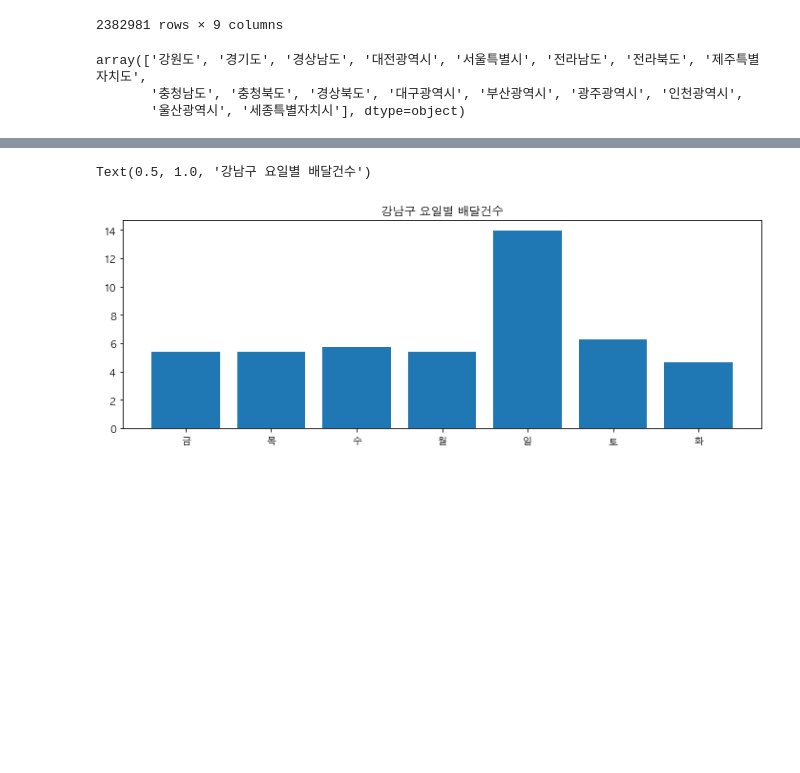
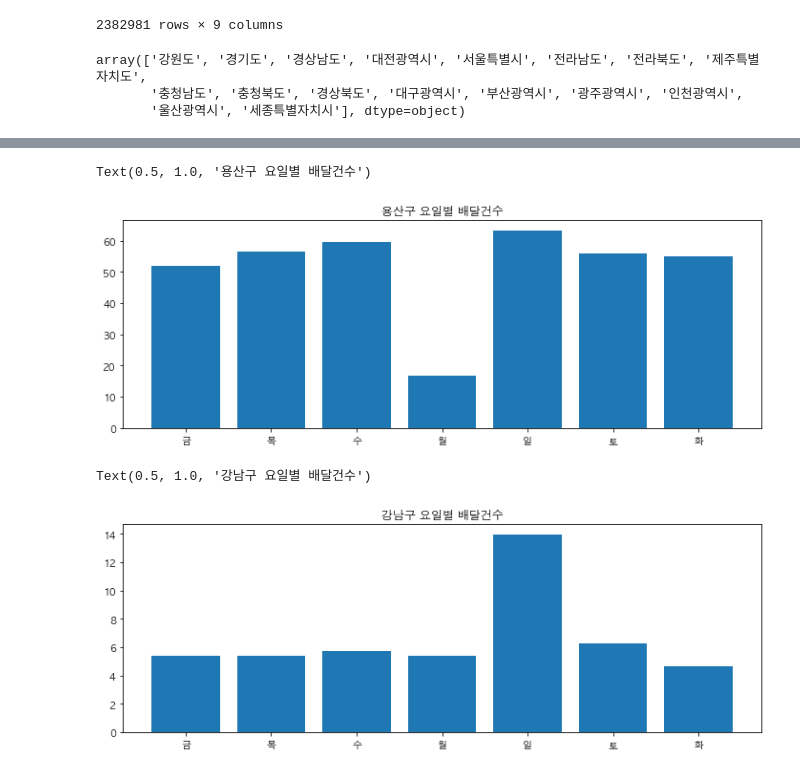
Before and after one commit to wish0728/Elice_teamproject2_team11_delivery, a Jupyter notebook: data-analysis/EDA/seula_요일 및 휴일별 배달건수 확인.ipynb, the cells around one changed output, grey strips where cells are left out. Cells and saved outputs as stored; diff of their text form; code cells hidden in the pictures; blank space fills up the shorter version.

```diff
--- a/data-analysis/EDA/seula_요일 및 휴일별 배달건수 확인.ipynb
+++ b/data-analysis/EDA/seula_요일 및 휴일별 배달건수 확인.ipynb
@@ -144,3 +132,6 @@ df['광역시도'].unique()
 array(['강원도', '경기도', '경상남도', '대전광역시', '서울특별시', '전라남도', '전라북도', '제주특별자치도',
        '충청남도', '충청북도', '경상북도', '대구광역시', '부산광역시', '광주광역시', '인천광역시',
        '울산광역시', '세종특별자치시'], dtype=object)
+# %%
+df = pd.read_csv('/Users/seulalee/OneDrive/MyStudy/210816_엘리스AI트랙/TeamProject1/Team11_NaplessRabbit/project-template/rawdata/holiday/freq_with_holiday.csv', index_col=0)
+df
@@ -165,0 +155,6 @@ print(df[df['시군구']=='강남구'].size)
+# %%
+# 요일별로 한 시간에 배달건수가 아니라, 하루 전체의 배달건수를 보여줘야할듯
+
+# 날짜별로 하루에 발생한 배달건수 합친 상태임. 즉 지금은 '배달건수' 컬럼의 값은 각 날짜마다 그날에 발생한 배달건수 전체임
+freq_by_day = df[df['시군구']=='용산구'].groupby(['날짜', '요일']).sum().reset_index()
+freq_by_day
@@ -166,3 +175,12 @@ print(df[df['시군구']=='강남구'].size)
+# %%
+freq_by_day = freq_by_day.groupby('요일').mean().reset_index()
+freq_by_day
+fig, ax = plt.subplots(figsize=(12, 4))
+ax.bar(freq_by_day['요일'], freq_by_day['배달건수'])
+ax.set_title('용산구 요일별 배달건수')
+# %% [output]
+Text(0.5, 1.0, '용산구 요일별 배달건수')
+[figure, added]
 # %%
 # 강남구 요일별 배달건수
 test_frq_day = df[df['시군구']=='강남구'].groupby('요일').mean().reset_index()
```
Also changed, not shown: parts of 24 cells of this notebook, 10 other files.
